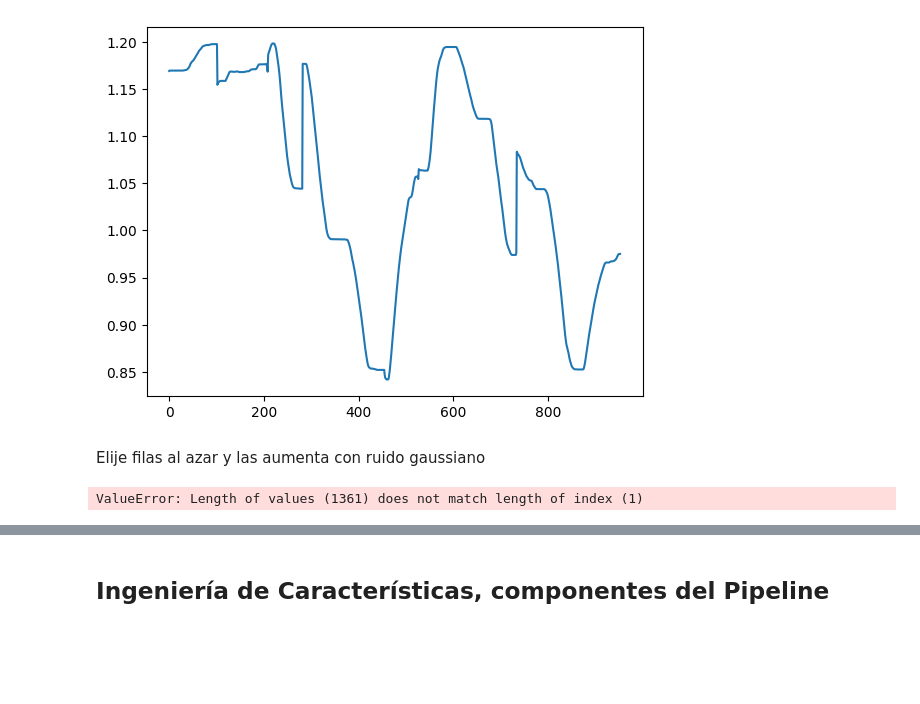
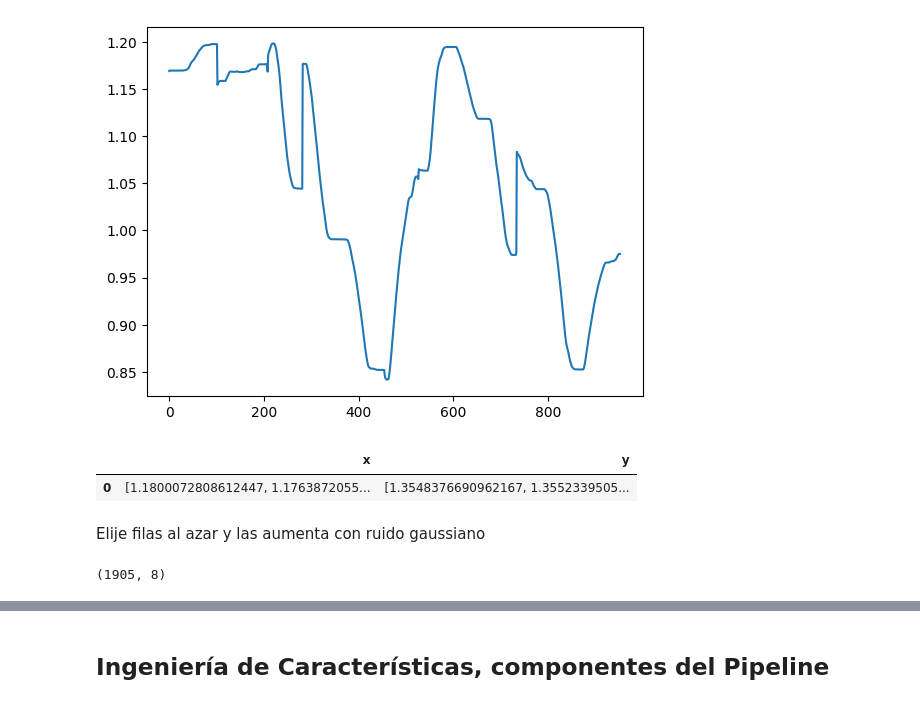
Before and after one commit to PosgradoMNA/Proyecto_Integrador_Equipo_11, a Jupyter notebook: notebooks/FeatureEngineering.ipynb, the cells around one changed output, grey strips where cells are left out. Cells and saved outputs as stored; diff of their text form; code cells hidden in the pictures; blank space fills up the shorter version.

Commit message:
ftr: adds data augmentation, missing comments

```diff
--- a/notebooks/FeatureEngineering.ipynb
+++ b/notebooks/FeatureEngineering.ipynb
@@ -92,6 +96,12 @@ plt.plot(original_x_y_arrays[0])
 # %% [output]
 [<matplotlib.lines.Line2D at 0x...>]
 [figure]
+# %%
+
+df_augmented = pd.concat([ x_y_augmented], ignore_index=True)
+# %% [output]
+|  | x | y |
+| 0 | [1.1800072808612447, 1.1763872055... | [1.3548376690962167, 1.3552339505... |
 # %% [markdown]
 Elije filas al azar y las aumenta con ruido gaussiano
 # %%
@@ -122,6 +141,2 @@ def augment_data(df):
 
     return df_augmented
-# %%
-augment_data(normalized_df).head()
-# %% [output]
-ValueError: Length of values (1361) does not match length of index (1)
@@ -127,0 +145,4 @@ ValueError: Length of values (1361) does not match length of index (1)
+# %%
+df_augmented.shape
+# %% [output]
+(1905, 8)
```
Also changed, not shown: parts of 5 cells of this notebook.
